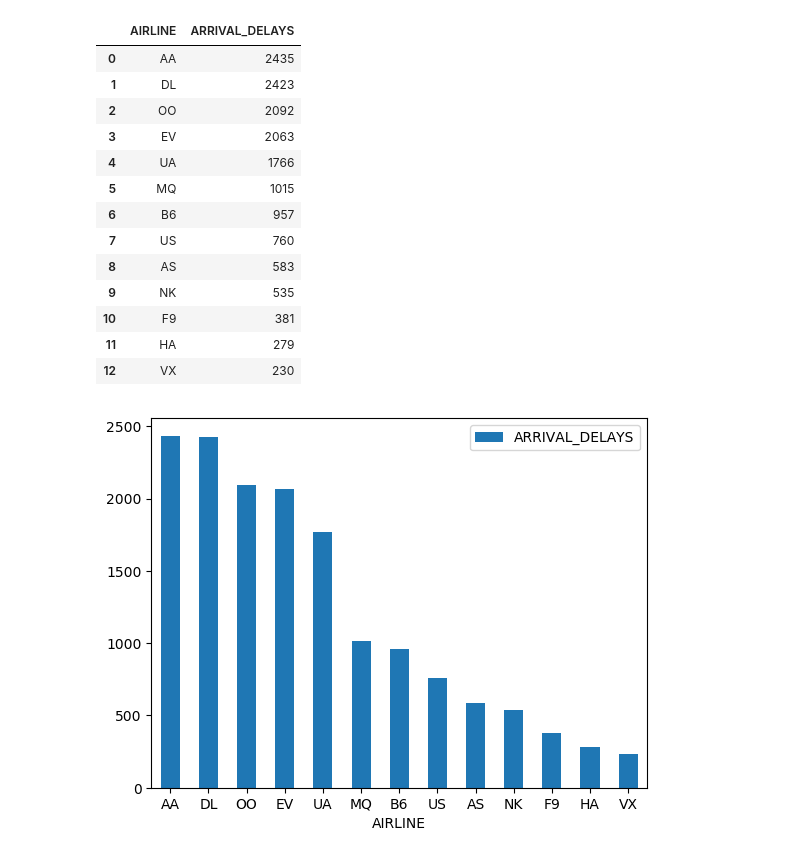
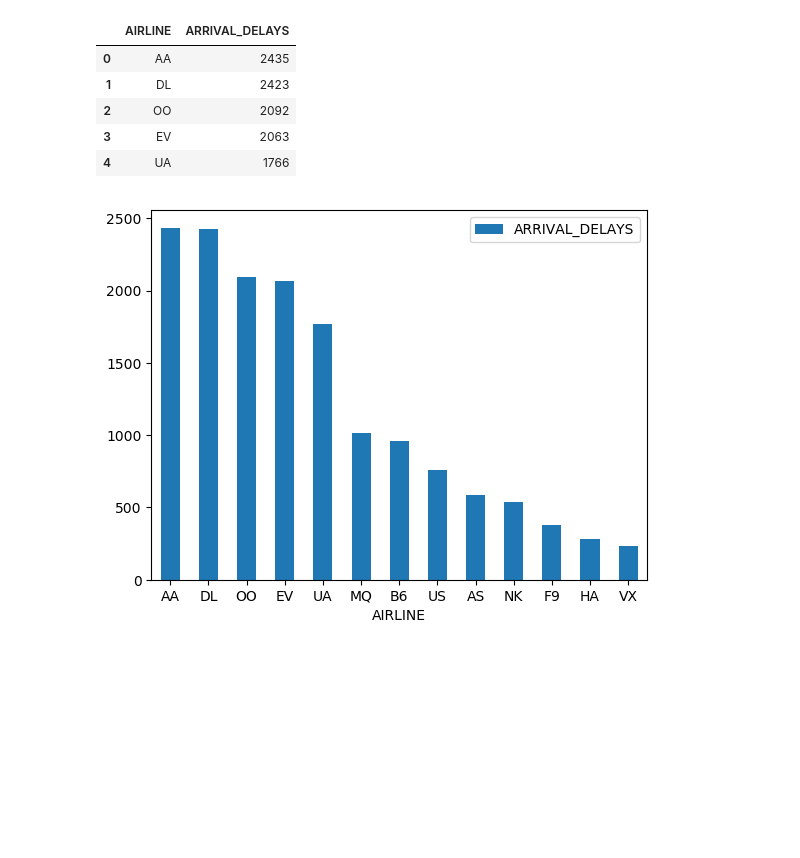
Before and after one commit to sakshi-kst/Will-My-Flight-Arrive--, a Jupyter notebook: LSDPPrj.ipynb, the cells around one changed output. Saved outputs shown, nothing was run; the diff lists cells and outputs as text; code cells hidden in the pictures; blank space fills up the shorter version.

```diff
--- a/LSDPPrj.ipynb
+++ b/LSDPPrj.ipynb
@@ -123,22 +43,14 @@ new.to_csv('try.csv', sep=',',index=False)
 ds = pd.read_csv("Query1.csv")
 ds.columns=['AIRLINE','ARRIVAL_DELAYS']
 # %%
-ds
+ds.head(5)
 # %% [output]
 |  | AIRLINE | ARRIVAL_DELAYS |
 | 0 | AA | 2435 |
 | 1 | DL | 2423 |
 | 2 | OO | 2092 |
 | 3 | EV | 2063 |
 | 4 | UA | 1766 |
-| 5 | MQ | 1015 |
-| 6 | B6 | 957 |
-| 7 | US | 760 |
-| 8 | AS | 583 |
-| 9 | NK | 535 |
-| 10 | F9 | 381 |
-| 11 | HA | 279 |
-| 12 | VX | 230 |
 # %%
 import matplotlib.pyplot as plt; plt.rcdefaults()
 import numpy as np
```
Also changed, not shown: parts of 36 cells of this notebook.
